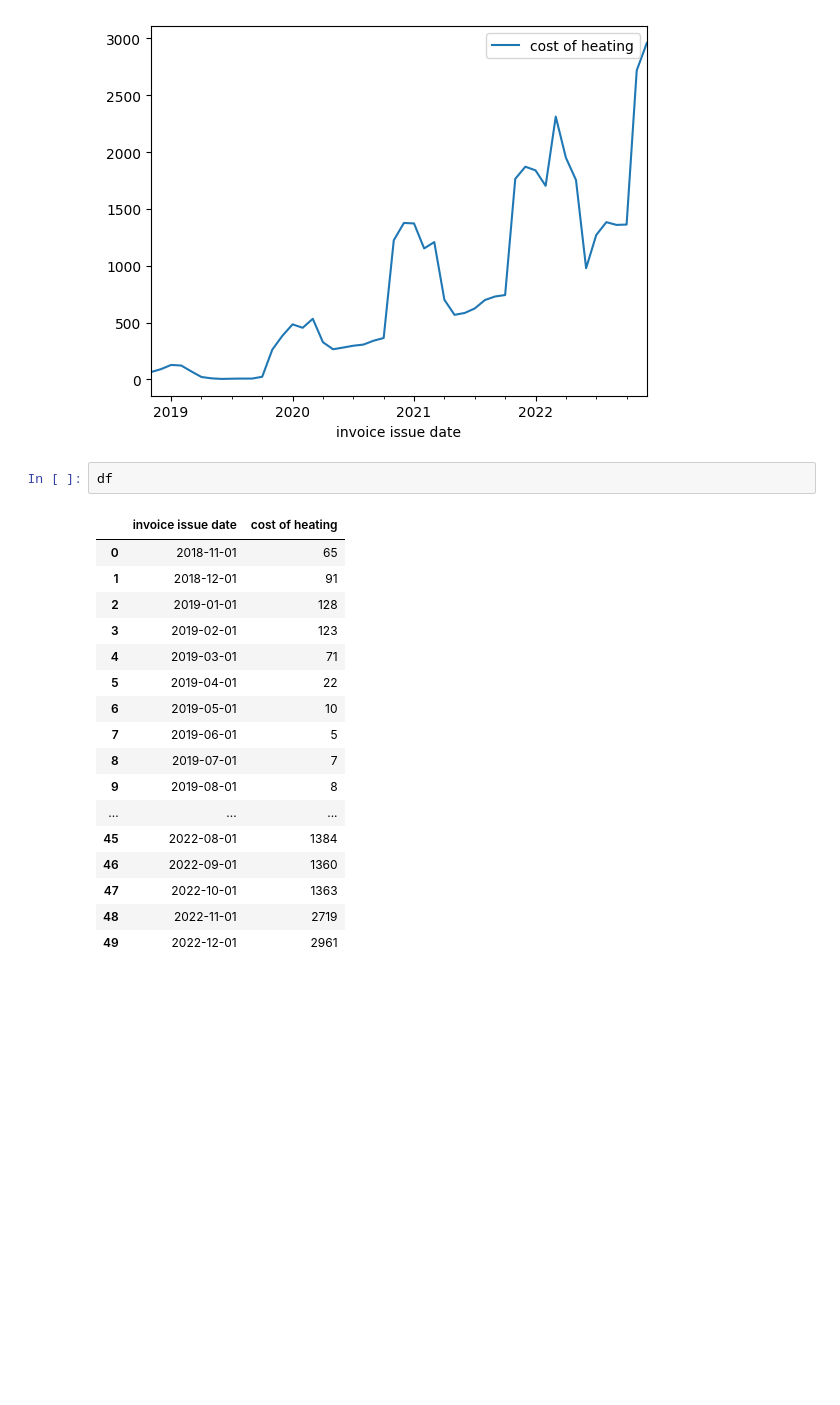
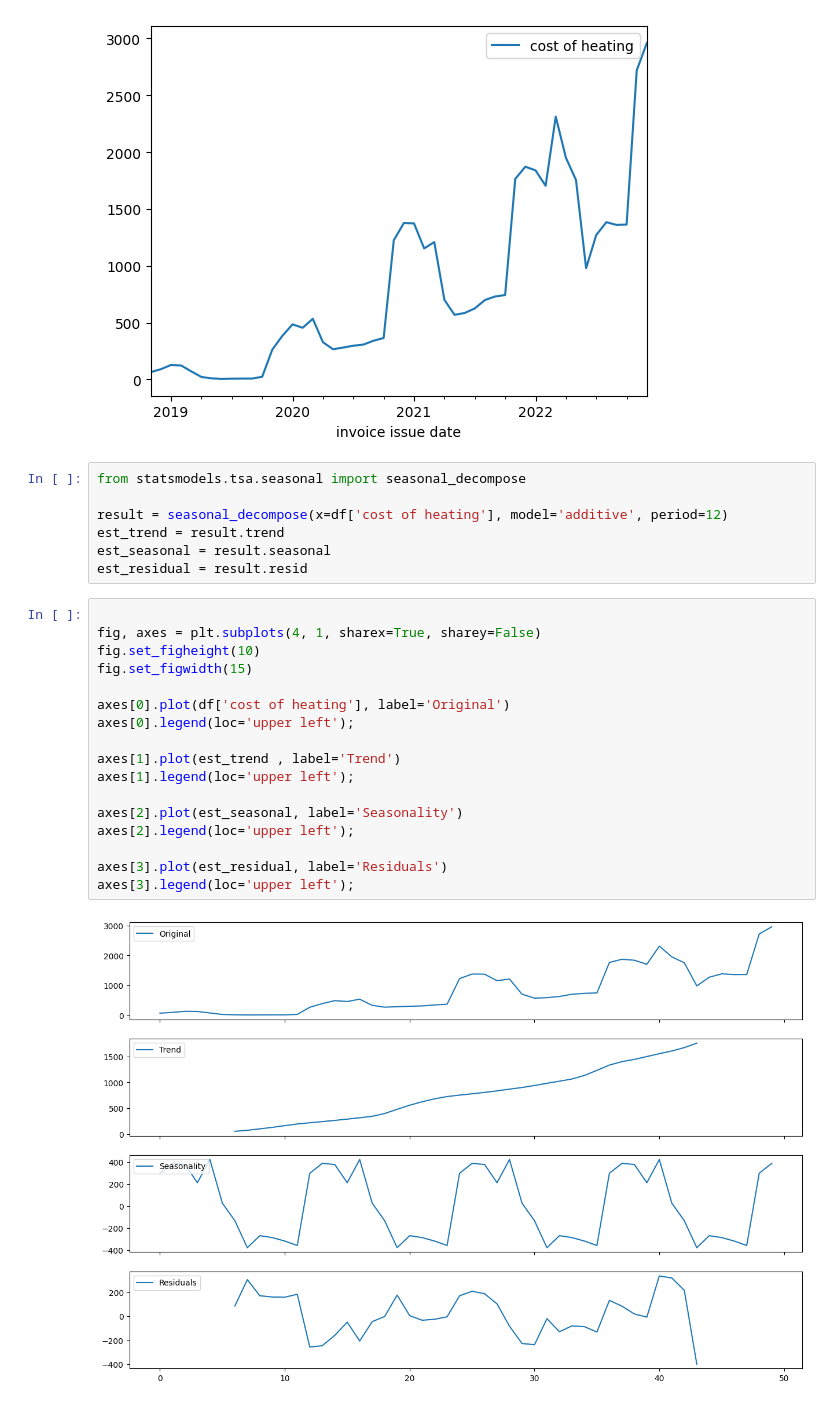
Before and after one commit to MKastek/time-series-notes, a Jupyter notebook: cost_of_heating_time_series.ipynb, the cells around one changed output. Cells and saved outputs as stored; diff of their text form; blank space fills up the shorter version.

```diff
--- a/cost_of_heating_time_series.ipynb
+++ b/cost_of_heating_time_series.ipynb
@@ -111,23 +113,29 @@ df.plot(x='invoice issue date', y='cost of heating')
 # %% [output]
 <Axes: xlabel='invoice issue date'>
 [figure]
-# %%
-df
-# %% [output]
-|  | invoice issue date | cost of heating |
-| 0 | 2018-11-01 | 65 |
-| 1 | 2018-12-01 | 91 |
-| 2 | 2019-01-01 | 128 |
-| 3 | 2019-02-01 | 123 |
-| 4 | 2019-03-01 | 71 |
-| 5 | 2019-04-01 | 22 |
-| 6 | 2019-05-01 | 10 |
-| 7 | 2019-06-01 | 5 |
-| 8 | 2019-07-01 | 7 |
-| 9 | 2019-08-01 | 8 |
-| ... | ... | ... |
-| 45 | 2022-08-01 | 1384 |
-| 46 | 2022-09-01 | 1360 |
-| 47 | 2022-10-01 | 1363 |
-| 48 | 2022-11-01 | 2719 |
-| 49 | 2022-12-01 | 2961 |
+# %%
+from statsmodels.tsa.seasonal import seasonal_decompose
+
+result = seasonal_decompose(x=df['cost of heating'], model='additive', period=12)
+est_trend = result.trend
+est_seasonal = result.seasonal
+est_residual = result.resid
+# %%
+
+fig, axes = plt.subplots(4, 1, sharex=True, sharey=False)
+fig.set_figheight(10)
+fig.set_figwidth(15)
+
+axes[0].plot(df['cost of heating'], label='Original')
+axes[0].legend(loc='upper left');
+
+axes[1].plot(est_trend , label='Trend')
+axes[1].legend(loc='upper left');
+
+axes[2].plot(est_seasonal, label='Seasonality')
+axes[2].legend(loc='upper left');
+
+axes[3].plot(est_residual, label='Residuals')
+axes[3].legend(loc='upper left');
+# %% [output]
+[figure, added]
```
Also changed, not shown: parts of 4 cells of this notebook.
